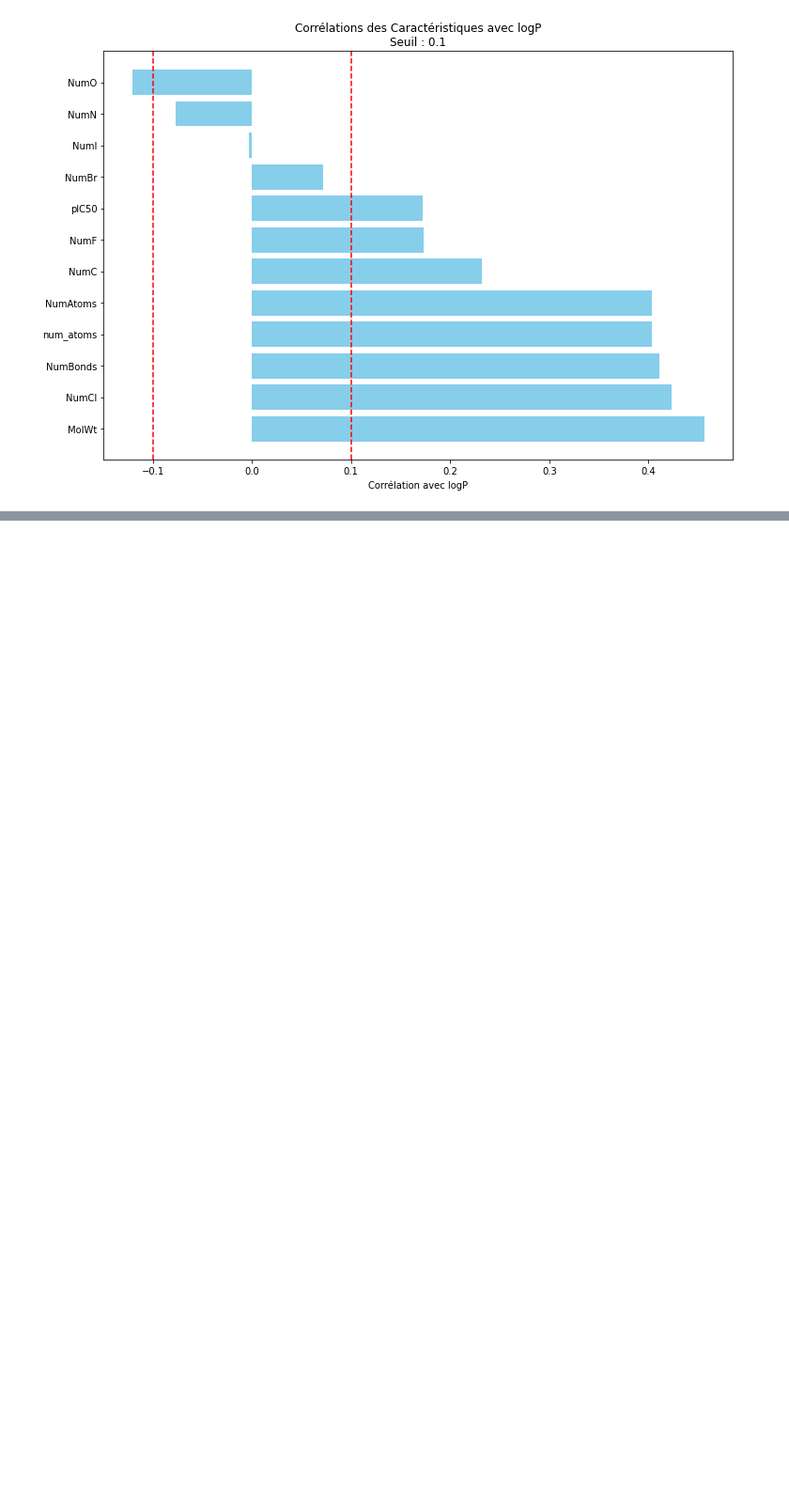
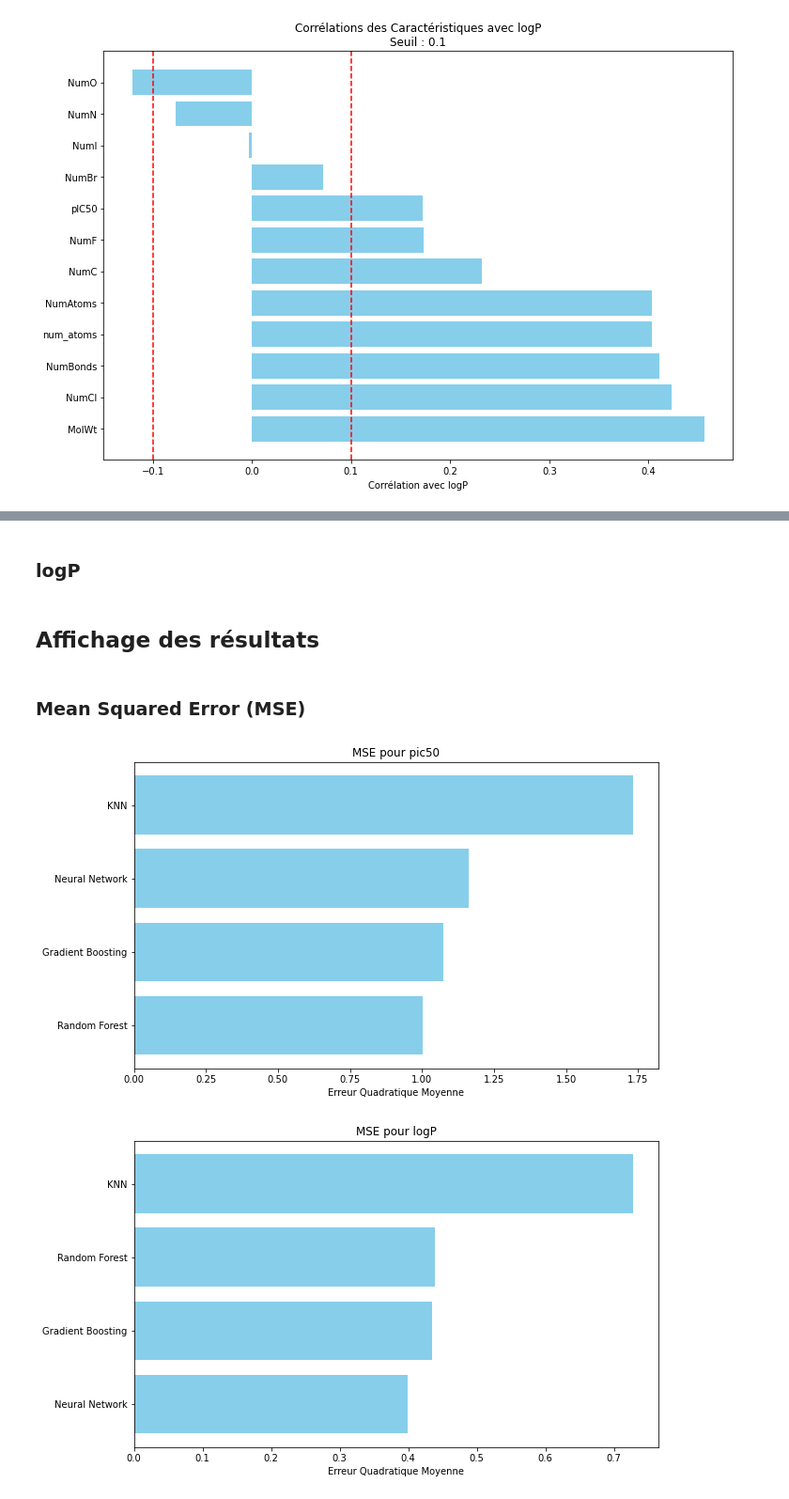
Before and after one commit to Nathan-Vanson/mpp, a Jupyter notebook: results.ipynb, the cells around one changed output, grey strips where cells are left out. Shown at 94% size. Drawn from its saved outputs; the diff is of its cells as text; code cells hidden in the pictures; blank space fills up the shorter version.

Commit message:
differents types d erreurs

```diff
--- a/results.ipynb
+++ b/results.ipynb
@@ -422,0 +455,42 @@ plot_results(results_logP)
+# %% [markdown]
+### logP
+# %%
+# Results visualization for logP
+results_logP_mse = {
+    "Neural Network": nn_mse_logP,
+    "KNN": knn_mse_logP,
+    "Random Forest": rf_mse_logP,
+    "Gradient Boosting": gb_mse_logP
+}
+
+results_logP_rmse = {
+    "Neural Network": nn_rmse_logP,
+    "KNN": knn_rmse_logP,
+    "Random Forest": rf_rmse_logP,
+    "Gradient Boosting": gb_rmse_logP
+}
+
+results_logP_mae = {
+    "Neural Network": nn_mae_logP,
+    "KNN": knn_mae_logP,
+    "Random Forest": rf_mae_logP,
+    "Gradient Boosting": gb_mae_logP
+}
+
+results_logP_mape = {
+    "Neural Network": nn_mape_logP,
+    "KNN": knn_mape_logP,
+    "Random Forest": rf_mape_logP,
+    "Gradient Boosting": gb_mape_logP
+}
+# %% [markdown]
+## Affichage des résultats
+# %% [markdown]
+### Mean Squared Error (MSE)
+# %%
+# Results visualization for mse pIC50, logP
+plot_results(results_pic50_mse, "MSE pour pic50", "Erreur Quadratique Moyenne")
+plot_results(results_logP_mse, "MSE pour logP", "Erreur Quadratique Moyenne")
+# %% [output]
+[figure, added]
+[figure, added]
```
Also changed, not shown: parts of 47 cells of this notebook, 5 other files.
